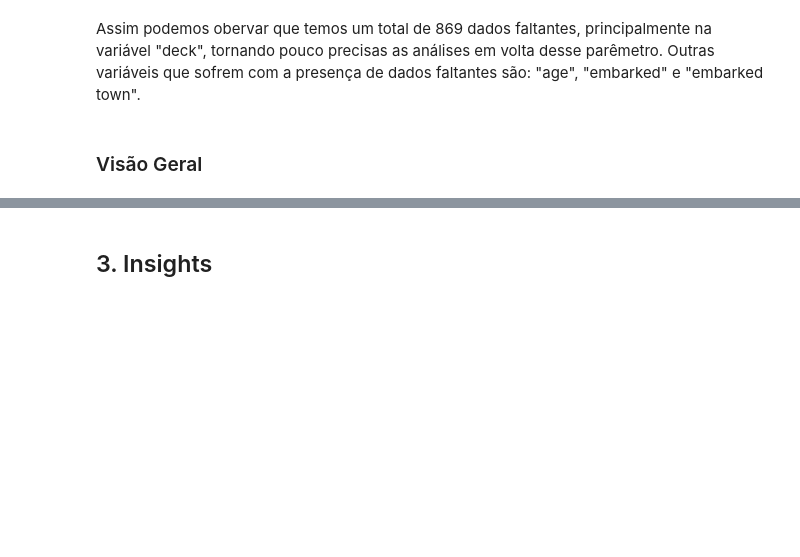
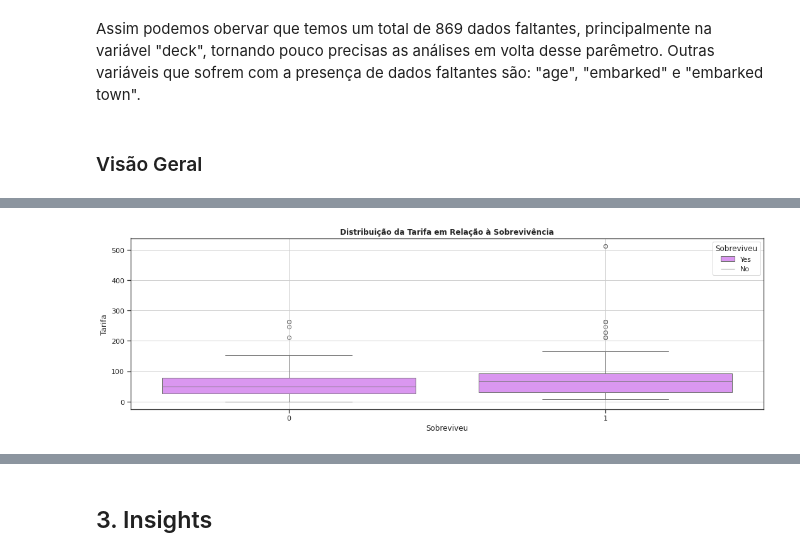
Before and after one commit to Dias04404/avanti-bootcamp-cdd, a Jupyter notebook: notebooks/01-exploratory_data_analysis.ipynb, the cells around one changed output, grey strips where cells are left out. Saved outputs shown, nothing was run; the diff lists cells and outputs as text; code cells hidden in the pictures; blank space fills up the shorter version.

```diff
--- a/notebooks/01-exploratory_data_analysis.ipynb
+++ b/notebooks/01-exploratory_data_analysis.ipynb
@@ -295,0 +343,14 @@ surv_class = df.groupby('pclass')['survived'].value_counts(normalize=True).unsta
+# %%
+# Relação entre valor da passagem e sobrevivência
+
+plt.figure(figsize=(18,5))
+sns.boxplot(x='survived', y='fare', data=df)
+plt.xlabel('Sobreviveu')
+plt.ylabel('Tarifa')
+plt.legend(title='Sobreviveu', labels=['Yes','No'])
+plt.title('Distribuição da Tarifa em Relação à Sobrevivência', fontweight='bold')
+plt.grid()
+
+plt.show()
+# %% [output]
+[figure, added]
```
Also changed, not shown: parts of 29 cells of this notebook, 1 other file.
